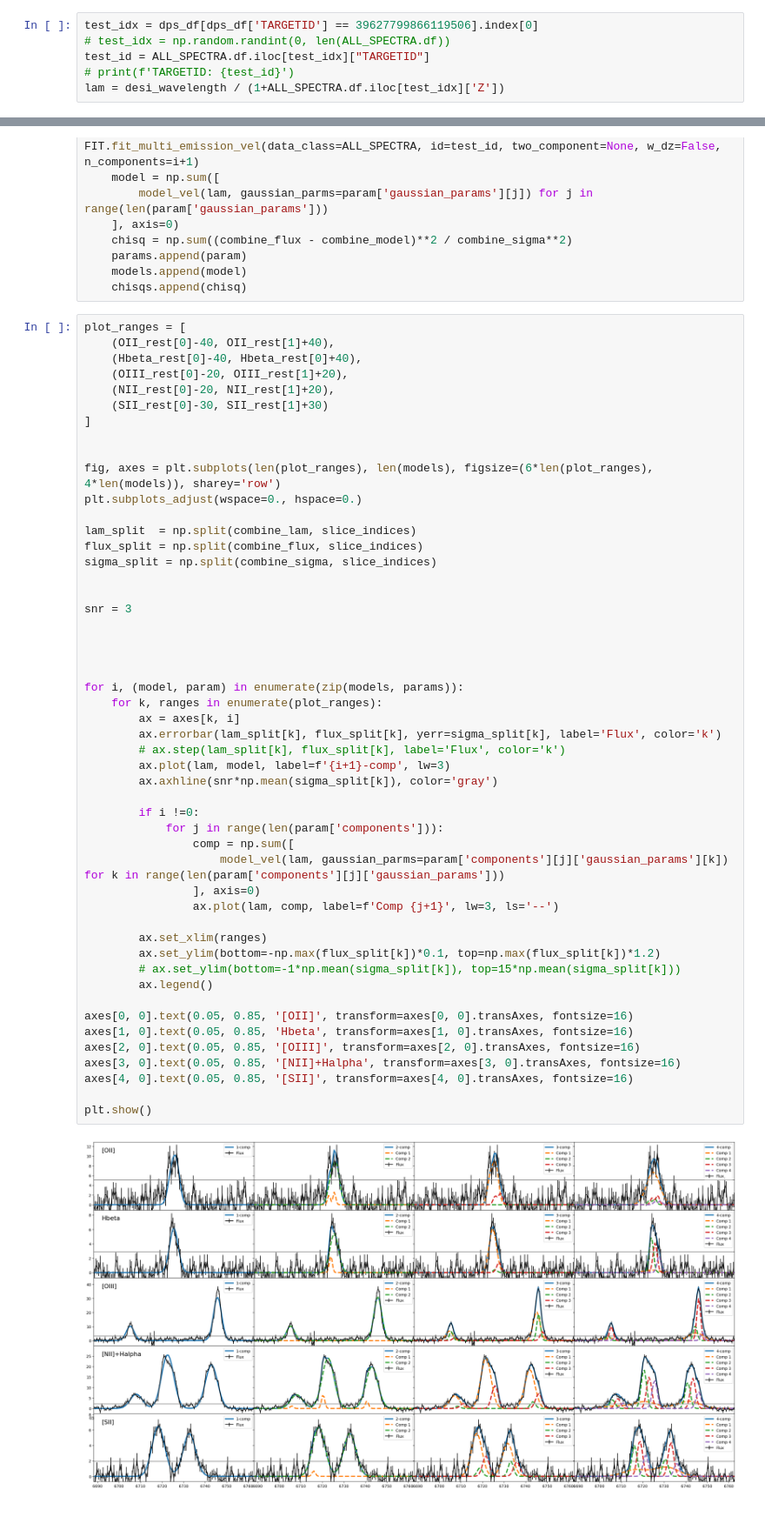
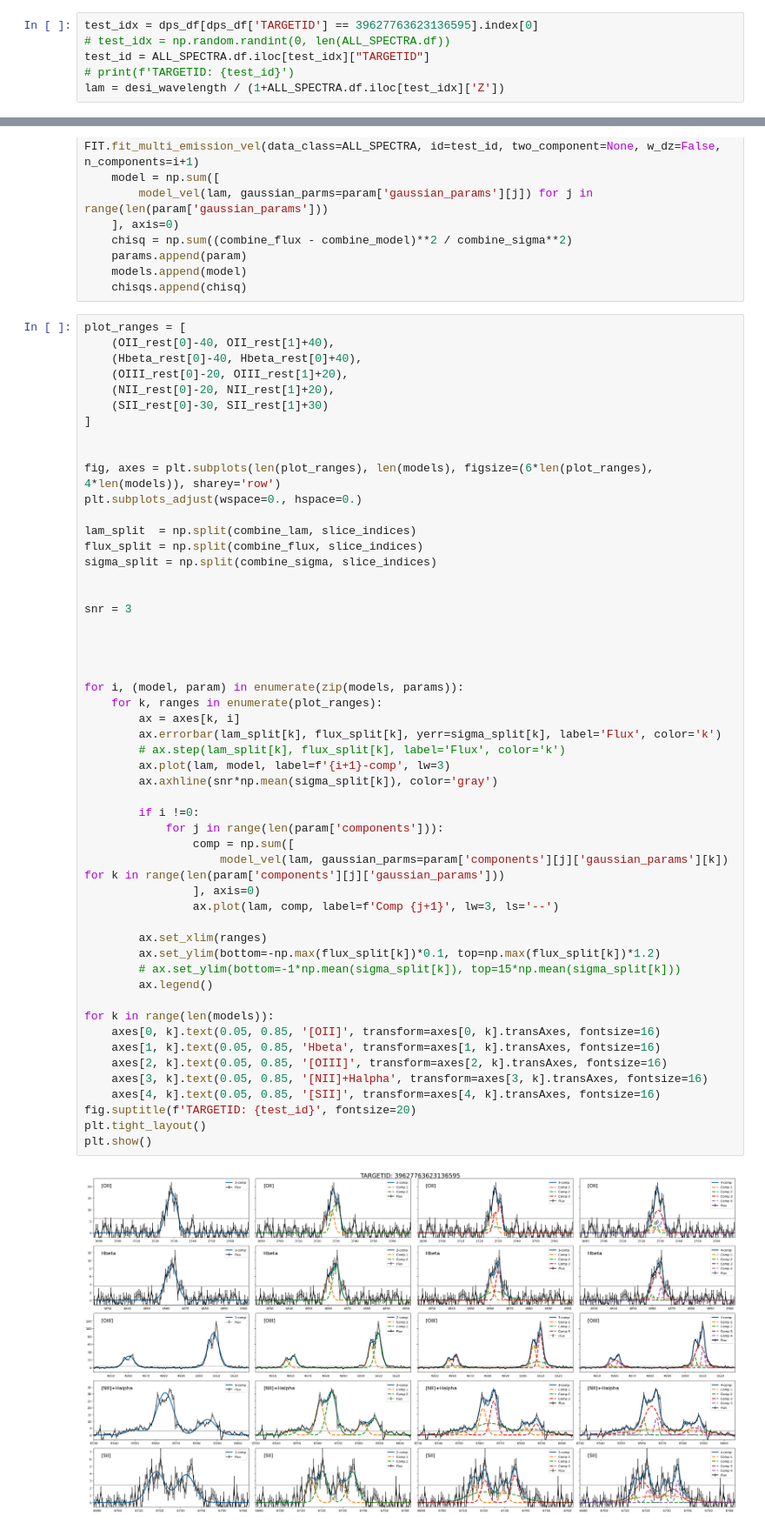
Before and after one commit to hyp0515/searching_inflow, a Jupyter notebook: debug.ipynb, the cells around one changed output, grey strips where cells are left out. Shown at 87% size. Saved outputs shown, nothing was run; the diff lists cells and outputs as text.

```diff
--- a/debug.ipynb
+++ b/debug.ipynb
@@ -22,6 +22,6 @@ Data loading and processing took 43.14 seconds.
 Total number of spectra: 57271
 # %%
-test_idx = dps_df[dps_df['TARGETID'] == 39627799866119506].index[0]
+test_idx = dps_df[dps_df['TARGETID'] == 39627763623136595].index[0]
 # test_idx = np.random.randint(0, len(ALL_SPECTRA.df))
 test_id = ALL_SPECTRA.df.iloc[test_idx]["TARGETID"]
 # print(f'TARGETID: {test_id}')
@@ -69,40 +69,42 @@ flux_split = np.split(combine_flux, slice_indices)
 sigma_split = np.split(combine_sigma, slice_indices)
 
 
 snr = 3
 
 
 
 
 for i, (model, param) in enumerate(zip(models, params)):
     for k, ranges in enumerate(plot_ranges):
         ax = axes[k, i]
         ax.errorbar(lam_split[k], flux_split[k], yerr=sigma_split[k], label='Flux', color='k')
         # ax.step(lam_split[k], flux_split[k], label='Flux', color='k')
         ax.plot(lam, model, label=f'{i+1}-comp', lw=3)
         ax.axhline(snr*np.mean(sigma_split[k]), color='gray')
 
         if i !=0:
             for j in range(len(param['components'])):
                 comp = np.sum([
                     model_vel(lam, gaussian_parms=param['components'][j]['gaussian_params'][k]) for k in range(len(param['components'][j]['gaussian_params']))
                 ], axis=0)
                 ax.plot(lam, comp, label=f'Comp {j+1}', lw=3, ls='--')
 
         ax.set_xlim(ranges)
         ax.set_ylim(bottom=-np.max(flux_split[k])*0.1, top=np.max(flux_split[k])*1.2)
         # ax.set_ylim(bottom=-1*np.mean(sigma_split[k]), top=15*np.mean(sigma_split[k]))
         ax.legend()
 
-axes[0, 0].text(0.05, 0.85, '[OII]', transform=axes[0, 0].transAxes, fontsize=16)
-axes[1, 0].text(0.05, 0.85, 'Hbeta', transform=axes[1, 0].transAxes, fontsize=16)
-axes[2, 0].text(0.05, 0.85, '[OIII]', transform=axes[2, 0].transAxes, fontsize=16)
-axes[3, 0].text(0.05, 0.85, '[NII]+Halpha', transform=axes[3, 0].transAxes, fontsize=16)
-axes[4, 0].text(0.05, 0.85, '[SII]', transform=axes[4, 0].transAxes, fontsize=16)
-
+for k in range(len(models)):
+    axes[0, k].text(0.05, 0.85, '[OII]', transform=axes[0, k].transAxes, fontsize=16)
+    axes[1, k].text(0.05, 0.85, 'Hbeta', transform=axes[1, k].transAxes, fontsize=16)
+    axes[2, k].text(0.05, 0.85, '[OIII]', transform=axes[2, k].transAxes, fontsize=16)
+    axes[3, k].text(0.05, 0.85, '[NII]+Halpha', transform=axes[3, k].transAxes, fontsize=16)
+    axes[4, k].text(0.05, 0.85, '[SII]', transform=axes[4, k].transAxes, fontsize=16)
+fig.suptitle(f'TARGETID: {test_id}', fontsize=20)
+plt.tight_layout()
 plt.show()
 # %% [output]
-[figure, old version]
+[figure, new version]
 # %%
 # Calculate BIC for each model
 
```
Also changed, not shown: parts of 17 cells of this notebook, 3 other files.
